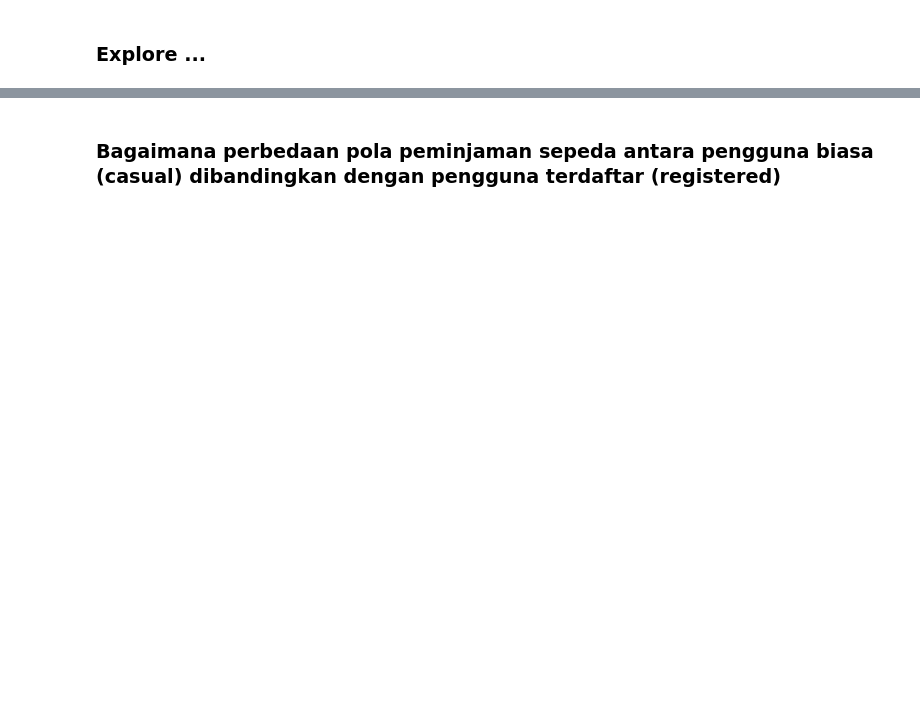
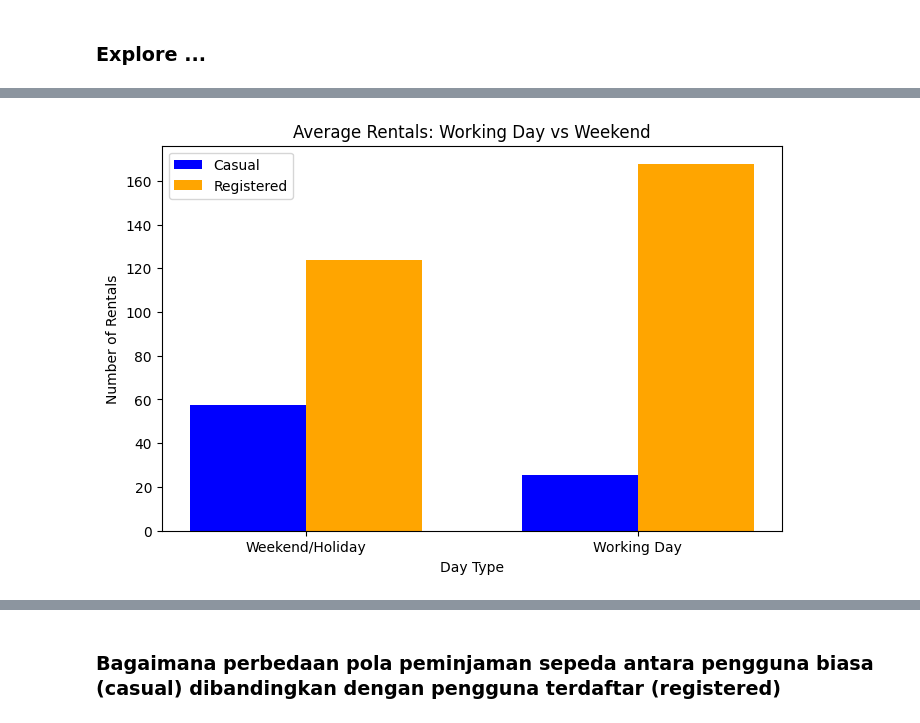
Before and after one commit to esnanta/data-analysis, a Jupyter notebook: Bike_Sharing_Data_Analysis.ipynb, the cells around one changed output, grey strips where cells are left out. Cells and saved outputs as stored; diff of their text form; code cells hidden in the pictures; blank space fills up the shorter version.

```diff
--- a/Bike_Sharing_Data_Analysis.ipynb
+++ b/Bike_Sharing_Data_Analysis.ipynb
@@ -455,0 +480,34 @@ Applying log transformation to cnt...
+# %%
+# Average Rentals: Working Day vs Weekend
+# Grouping data by working day
+workingday_data = df_hour_data.groupby('workingday')[['casual', 'registered']].mean().reset_index()
+workingday_data['day_type'] = workingday_data['workingday'].map({0: 'Weekend/Holiday', 1: 'Working Day'})
+
+# Positions for bars
+x = np.arange(len(workingday_data))  # Position of the bars
+width = 0.35  # Width of each bar
+
+# Creating the plot
+plt.figure(figsize=(8, 5))
+
+# Plotting casual data
+plt.bar(x - width / 2, workingday_data['casual'], width, color='blue', label='Casual')
+
+# Plotting registered data
+plt.bar(x + width / 2, workingday_data['registered'], width, color='orange', label='Registered')
+
+# Adding title and labels
+plt.title('Average Rentals: Working Day vs Weekend')
+plt.ylabel('Number of Rentals')
+plt.xlabel('Day Type')
+
+# Adding x-tick labels
+plt.xticks(x, workingday_data['day_type'])
+
+# Adding a legend
+plt.legend()
+
+# Showing the plot
+plt.show()
+# %% [output]
+[figure, added]
```
Also changed, not shown: parts of 40 cells of this notebook.
